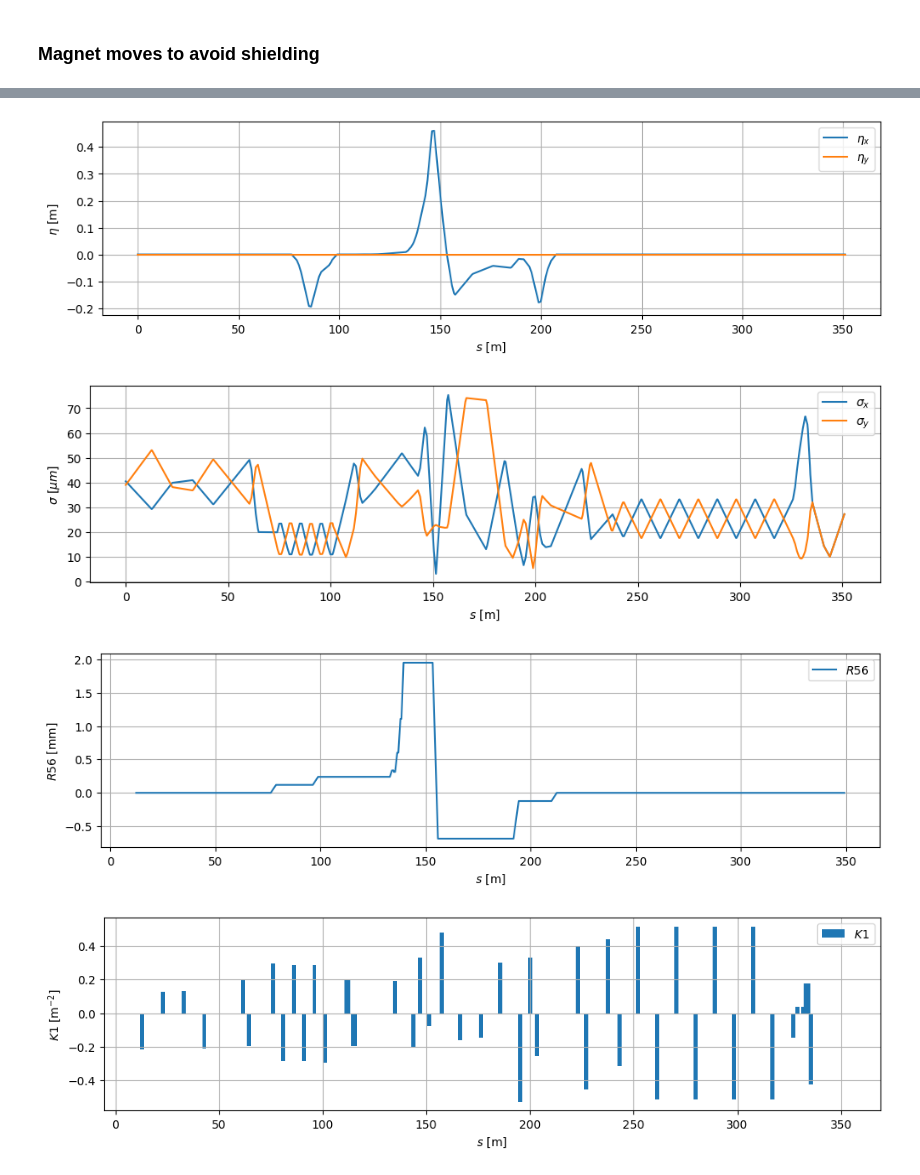
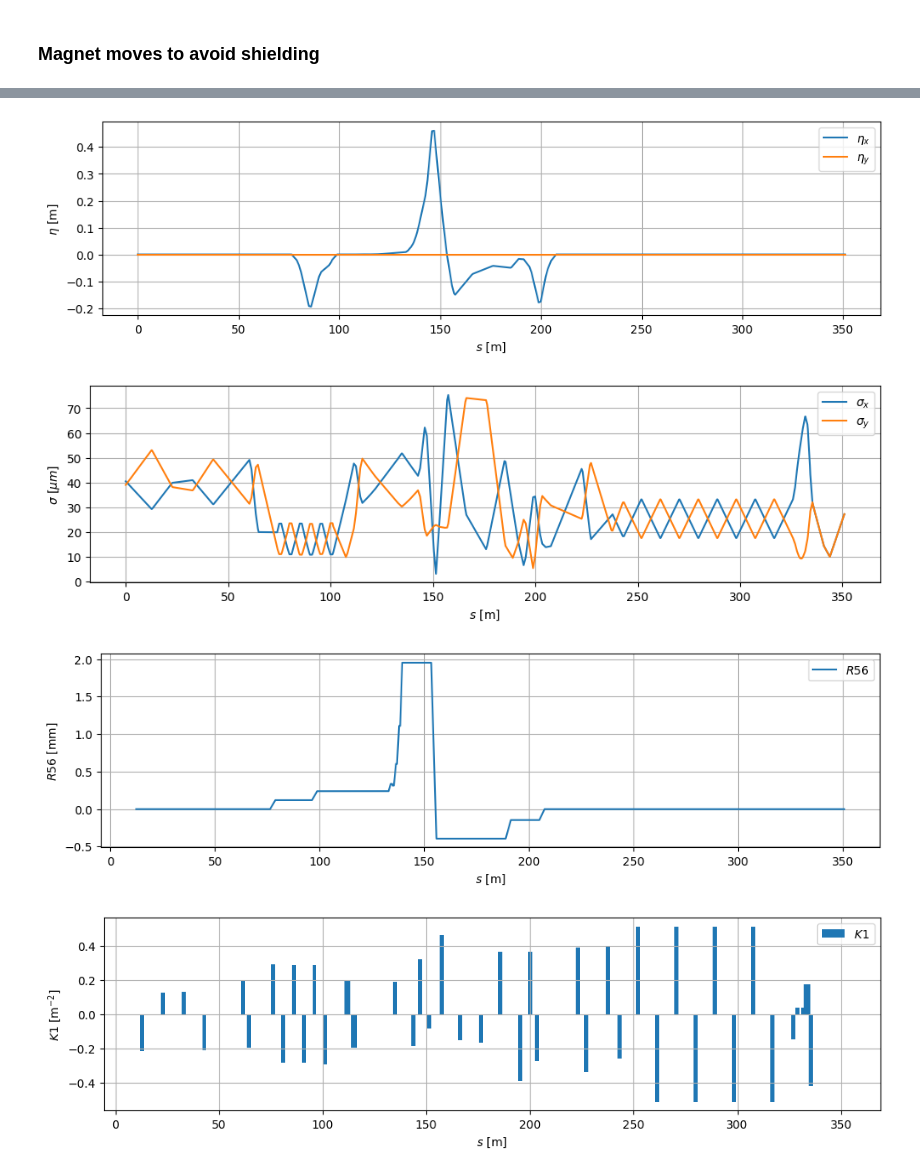
Before and after one commit to stewartboogert/ELBEX, a Jupyter notebook: 2_Ocelot/notebook.ipynb, the cells around one changed output, grey strips where cells are left out. Cells and saved outputs as stored; diff of their text form; code cells hidden in the pictures.

```diff
--- a/2_Ocelot/notebook.ipynb
+++ b/2_Ocelot/notebook.ipynb
@@ -28,11 +28,11 @@ elbex_ocelot.plotAllResults(tws,XTD8)
 # %%
 import XTD8_1_shielding_moves
 tws_1_shielding_moves = elbex_ocelot.runOcelot(XTD8_1_shielding_moves)
-elbex_ocelot.plotAllResults(tws_1_shielding_moves,XTD8)
+elbex_ocelot.plotAllResults(tws_1_shielding_moves,XTD8_1_shielding_moves)
 # %% [output]
 [figure]
 [figure]
 [figure]
 [figure]
-[figure, old version]
+[figure, new version]
-[figure, old version]
+[figure, new version]
```
Also changed, not shown: 2 other files.
